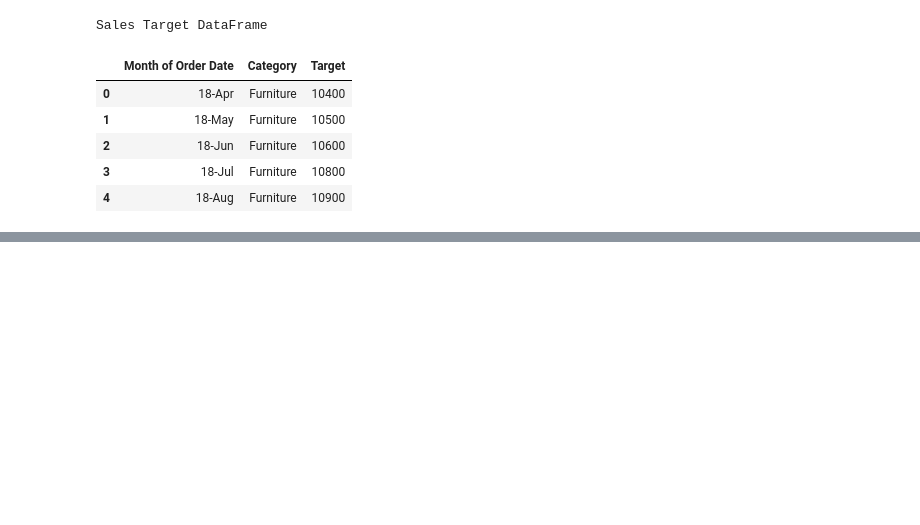
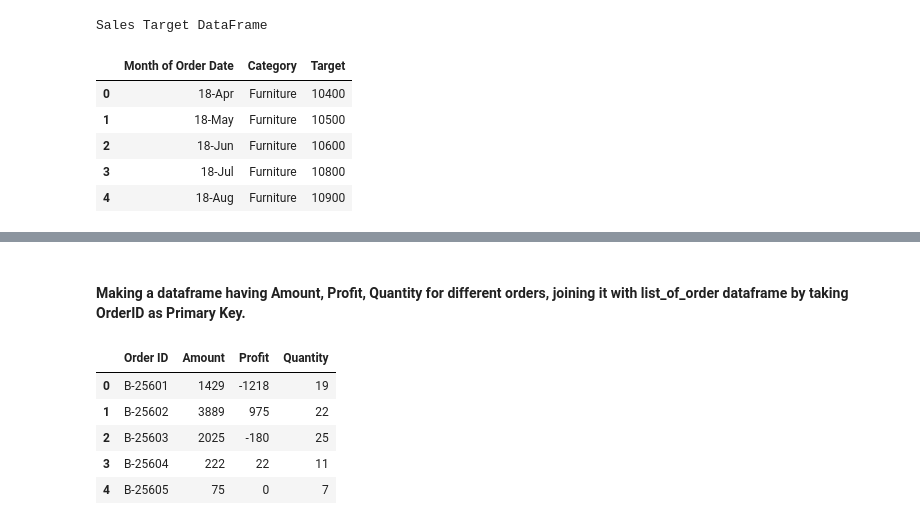
Before and after one commit to aa-ryan/Sales_analysis, a Jupyter notebook: Solution.ipynb, the cells around one changed output, grey strips where cells are left out. Cells and saved outputs as stored; diff of their text form; code cells hidden in the pictures; blank space fills up the shorter version.

```diff
--- a/Solution.ipynb
+++ b/Solution.ipynb
@@ -130,0 +191,12 @@ Sales Target DataFrame
+# %% [markdown]
+#### Making a dataframe having Amount, Profit, Quantity for different orders, joining it with list_of_order dataframe by taking OrderID as Primary Key.
+# %%
+profits = order_details.groupby('Order ID',).sum().reset_index()
+profits.head()
+# %% [output]
+|  | Order ID | Amount | Profit | Quantity |
+| 0 | B-25601 | 1429 | -1218 | 19 |
+| 1 | B-25602 | 3889 | 975 | 22 |
+| 2 | B-25603 | 2025 | -180 | 25 |
+| 3 | B-25604 | 222 | 22 | 11 |
+| 4 | B-25605 | 75 | 0 | 7 |
```
Also changed, not shown: parts of 19 cells of this notebook.
